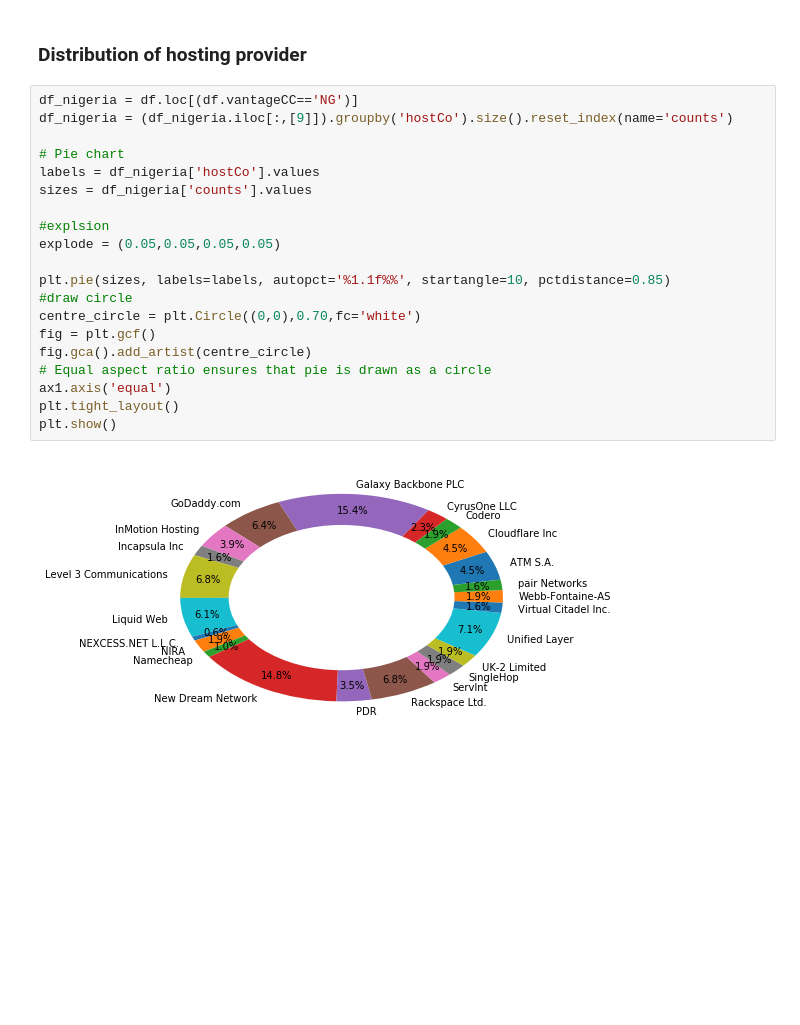
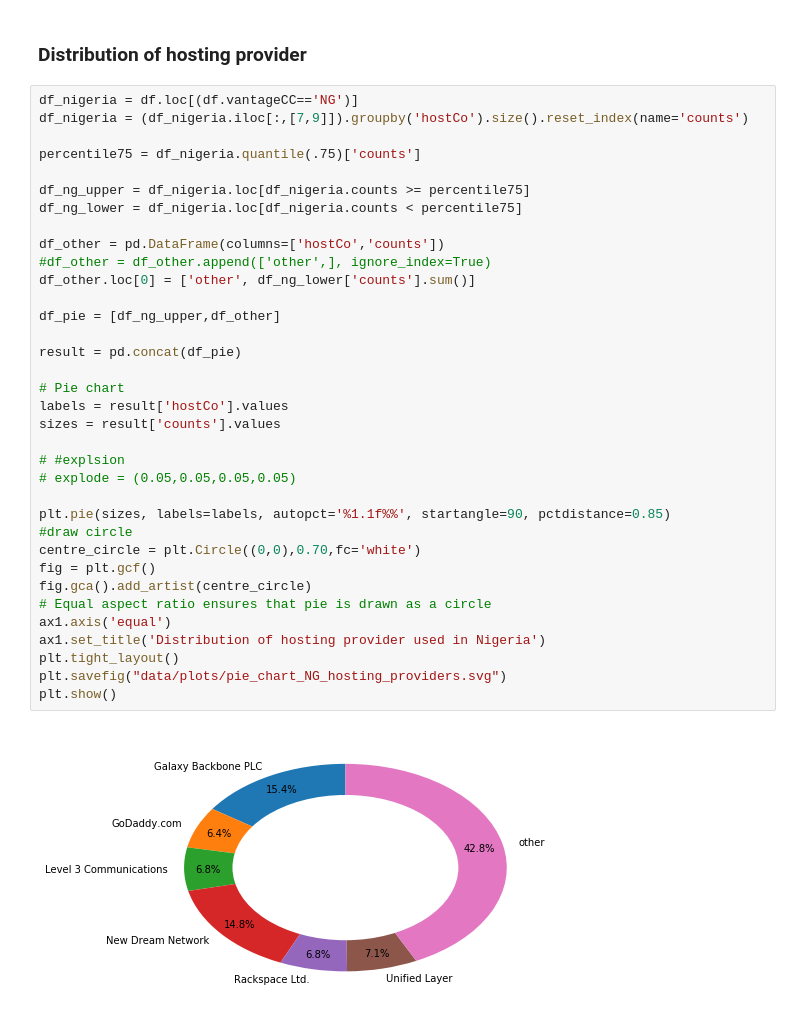
Before and after one commit to AFRINIC-Labs/cloud-computing, a Jupyter notebook: Cloud-computing.ipynb, the cells around one changed output. Cells and saved outputs as stored; diff of their text form; blank space fills up the shorter version.

Commit message:
pie chart

```diff
--- a/Cloud-computing.ipynb
+++ b/Cloud-computing.ipynb
@@ -213,23 +213,38 @@ plt.show()
 ### Distribution of hosting provider
 # %%
 df_nigeria = df.loc[(df.vantageCC=='NG')]
-df_nigeria = (df_nigeria.iloc[:,[9]]).groupby('hostCo').size().reset_index(name='counts')
+df_nigeria = (df_nigeria.iloc[:,[7,9]]).groupby('hostCo').size().reset_index(name='counts')
+
+percentile75 = df_nigeria.quantile(.75)['counts']
+
+df_ng_upper = df_nigeria.loc[df_nigeria.counts >= percentile75]
+df_ng_lower = df_nigeria.loc[df_nigeria.counts < percentile75]
+
+df_other = pd.DataFrame(columns=['hostCo','counts'])
+#df_other = df_other.append(['other',], ignore_index=True)
+df_other.loc[0] = ['other', df_ng_lower['counts'].sum()]
+
+df_pie = [df_ng_upper,df_other]
+
+result = pd.concat(df_pie)
 
 # Pie chart
-labels = df_nigeria['hostCo'].values
-sizes = df_nigeria['counts'].values
+labels = result['hostCo'].values
+sizes = result['counts'].values
 
-#explsion
-explode = (0.05,0.05,0.05,0.05)
+# #explsion
+# explode = (0.05,0.05,0.05,0.05)
 
-plt.pie(sizes, labels=labels, autopct='%1.1f%%', startangle=10, pctdistance=0.85)
+plt.pie(sizes, labels=labels, autopct='%1.1f%%', startangle=90, pctdistance=0.85)
 #draw circle
 centre_circle = plt.Circle((0,0),0.70,fc='white')
 fig = plt.gcf()
 fig.gca().add_artist(centre_circle)
 # Equal aspect ratio ensures that pie is drawn as a circle
 ax1.axis('equal')
+ax1.set_title('Distribution of hosting provider used in Nigeria')
 plt.tight_layout()
+plt.savefig("data/plots/pie_chart_NG_hosting_providers.svg")
 plt.show()
 # %% [output]
-[figure, old version]
+[figure, new version]
```
Also changed, not shown: 2 other files.
